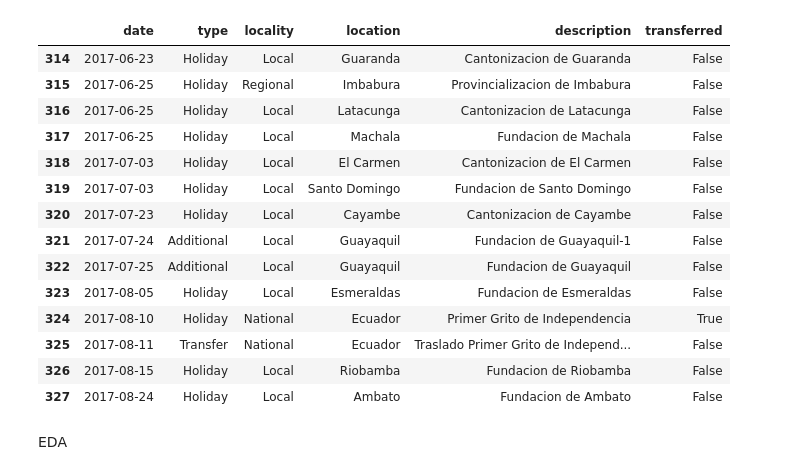
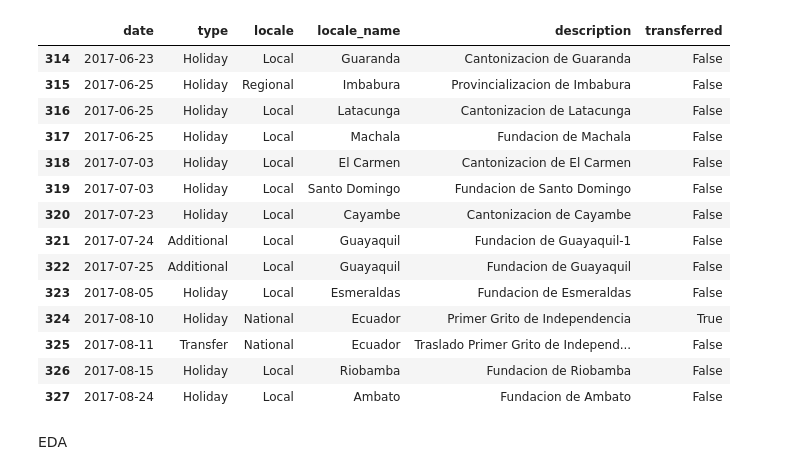
Before and after one commit to anlu5/Portfolio, a Jupyter notebook: store_sales_forecasting.ipynb, the cells around one changed output. Drawn from its saved outputs; the diff is of its cells as text; code cells hidden in the pictures.

```diff
--- a/store_sales_forecasting.ipynb
+++ b/store_sales_forecasting.ipynb
@@ -60,10 +30,9 @@ oil_price
 # %%
 holidays = holidays[holidays['date'].dt.year == 2017]
 holidays = holidays[holidays['date'].dt.month.isin([6, 7, 8])]
-holidays = holidays.rename(columns={'locale': 'locality', 'locale_name': 'location'})
 holidays
 # %% [output]
-|  | date | type | locality | location | description | transferred |
+|  | date | type | locale | locale_name | description | transferred |
 | 314 | 2017-06-23 | Holiday | Local | Guaranda | Cantonizacion de Guaranda | False |
 | 315 | 2017-06-25 | Holiday | Regional | Imbabura | Provincializacion de Imbabura | False |
 | 316 | 2017-06-25 | Holiday | Local | Latacunga | Cantonizacion de Latacunga | False |
```
Also changed, not shown: parts of 26 cells of this notebook.
